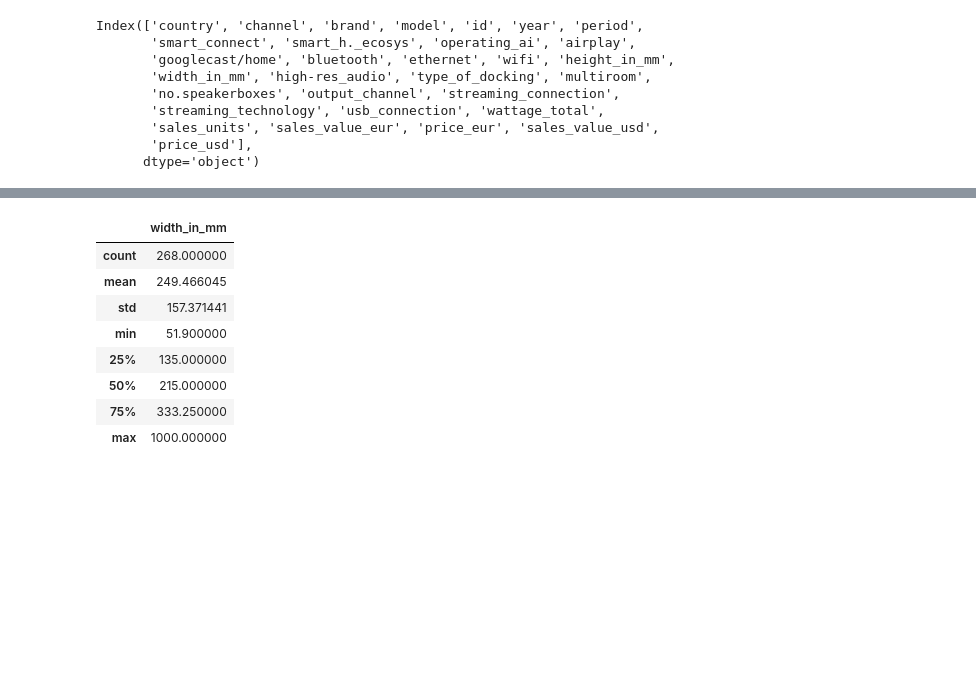
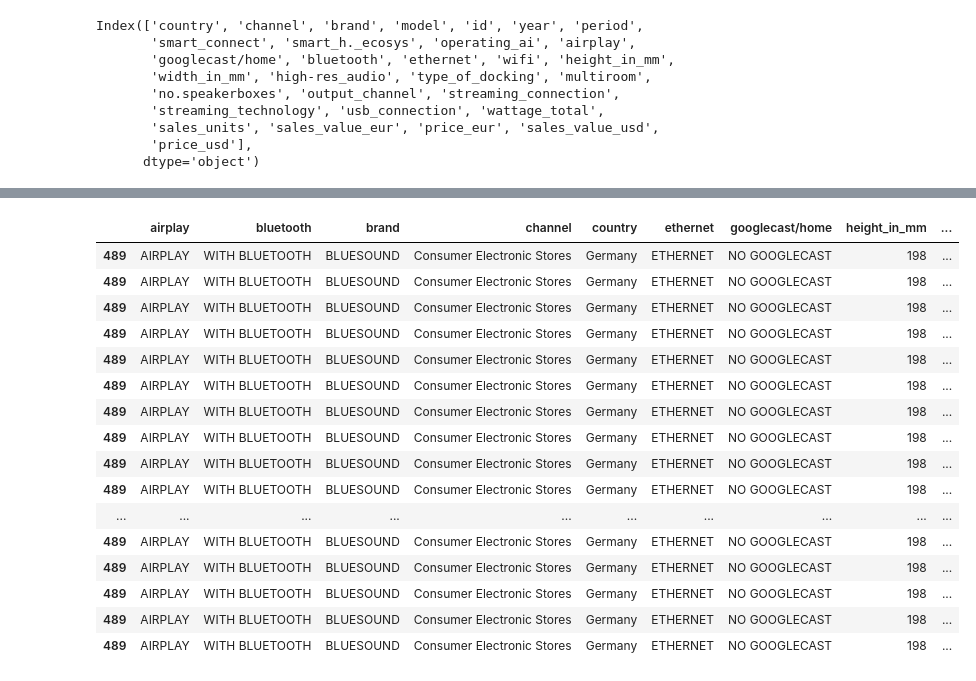
Before and after one commit to ChanM0/GFK_Hackathon, a Jupyter notebook: initial_POS_GFK.ipynb, the cells around one changed output, grey strips where cells are left out. Drawn from its saved outputs; the diff is of its cells as text; code cells hidden in the pictures; blank space fills up the shorter version.

```diff
--- a/initial_POS_GFK.ipynb
+++ b/initial_POS_GFK.ipynb
@@ -158,4 +162,5 @@ columnsWithSantization = ['sales_units', 'sales_value_eur', 'price_eur', 'sales_
        'price_usd']
 # %%
 for col in columnsWithSantization:
-    data[col] = data[col].str.replace(',', '').str.lower()
+    data[col] = data[col].str.replace(',','').str.lower()
+    data[col] = data[col].astype('float')
@@ -204,0 +199,19 @@ See the caveats in the documentation: http://pandas.pydata.org/pandas-docs/stabl
+# %%
+def sortByID(df, uniqueIds):
+    dfBasedOnID = pd.DataFrame()
+    for uid in uniqueIds:
+        allDataBasedOnThisID = df[df['id']==uid]
+        try:
+            print(allDataBasedOnThisID.iloc[0].id)
+            firtRow = allDataBasedOnThisID.iloc[0]
+            firstRow.id = allDataBasedOnThisID.iloc[0].id
+            firstRow.height_in_mm = allDataBasedOnThisID.iloc[0].height_in_mm
+            firstRow.width_in_mm = allDataBasedOnThisID.iloc[0].width_in_mm
+            firstRow.sales_units  = allDataBasedOnThisID['sales_units'].sum()
+            dfBasedOnID = dfBasedOnID.append(firstRow, ignore_index=False)
+        except:
+            print('no Id')
+
+    return dfBasedOnID
+# %%
+collectedID = sortByID(data,uniqueIds)
@@ -225,12 +256,22 @@ collectedID
+# %%
+collectedID.sort_values(['id'],inplace=True)
 # %%
-collectedID.describe()
+collectedID
 # %% [output]
-|  | width_in_mm |
-| count | 268.000000 |
-| mean | 249.466045 |
-| std | 157.371441 |
-| min | 51.900000 |
-| 25% | 135.000000 |
-| 50% | 215.000000 |
-| 75% | 333.250000 |
-| max | 1000.000000 |
+|  | airplay | bluetooth | brand | channel | country | ethernet | googlecast/home | height_in_mm | ... |
+| 489 | AIRPLAY | WITH BLUETOOTH | BLUESOUND | Consumer Electronic Stores | Germany | ETHERNET | NO GOOGLECAST | 198 | ... |
+| 489 | AIRPLAY | WITH BLUETOOTH | BLUESOUND | Consumer Electronic Stores | Germany | ETHERNET | NO GOOGLECAST | 198 | ... |
+| 489 | AIRPLAY | WITH BLUETOOTH | BLUESOUND | Consumer Electronic Stores | Germany | ETHERNET | NO GOOGLECAST | 198 | ... |
+| 489 | AIRPLAY | WITH BLUETOOTH | BLUESOUND | Consumer Electronic Stores | Germany | ETHERNET | NO GOOGLECAST | 198 | ... |
+| 489 | AIRPLAY | WITH BLUETOOTH | BLUESOUND | Consumer Electronic Stores | Germany | ETHERNET | NO GOOGLECAST | 198 | ... |
+| 489 | AIRPLAY | WITH BLUETOOTH | BLUESOUND | Consumer Electronic Stores | Germany | ETHERNET | NO GOOGLECAST | 198 | ... |
+| 489 | AIRPLAY | WITH BLUETOOTH | BLUESOUND | Consumer Electronic Stores | Germany | ETHERNET | NO GOOGLECAST | 198 | ... |
+| 489 | AIRPLAY | WITH BLUETOOTH | BLUESOUND | Consumer Electronic Stores | Germany | ETHERNET | NO GOOGLECAST | 198 | ... |
+| 489 | AIRPLAY | WITH BLUETOOTH | BLUESOUND | Consumer Electronic Stores | Germany | ETHERNET | NO GOOGLECAST | 198 | ... |
+| 489 | AIRPLAY | WITH BLUETOOTH | BLUESOUND | Consumer Electronic Stores | Germany | ETHERNET | NO GOOGLECAST | 198 | ... |
+| ... | ... | ... | ... | ... | ... | ... | ... | ... | ... |
+| 489 | AIRPLAY | WITH BLUETOOTH | BLUESOUND | Consumer Electronic Stores | Germany | ETHERNET | NO GOOGLECAST | 198 | ... |
+| 489 | AIRPLAY | WITH BLUETOOTH | BLUESOUND | Consumer Electronic Stores | Germany | ETHERNET | NO GOOGLECAST | 198 | ... |
+| 489 | AIRPLAY | WITH BLUETOOTH | BLUESOUND | Consumer Electronic Stores | Germany | ETHERNET | NO GOOGLECAST | 198 | ... |
+| 489 | AIRPLAY | WITH BLUETOOTH | BLUESOUND | Consumer Electronic Stores | Germany | ETHERNET | NO GOOGLECAST | 198 | ... |
+| 489 | AIRPLAY | WITH BLUETOOTH | BLUESOUND | Consumer Electronic Stores | Germany | ETHERNET | NO GOOGLECAST | 198 | ... |
```
Also changed, not shown: parts of 10 cells of this notebook.
